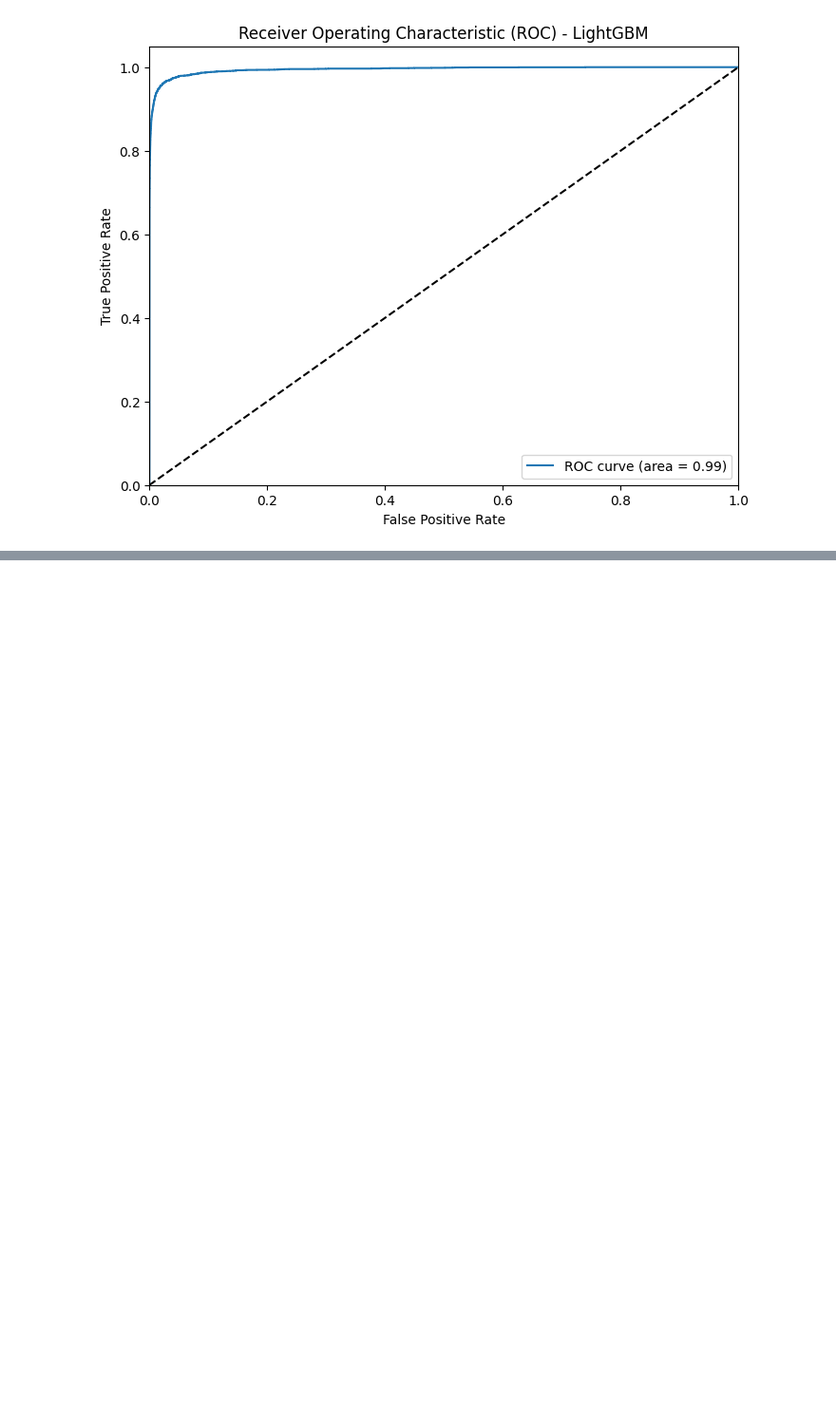
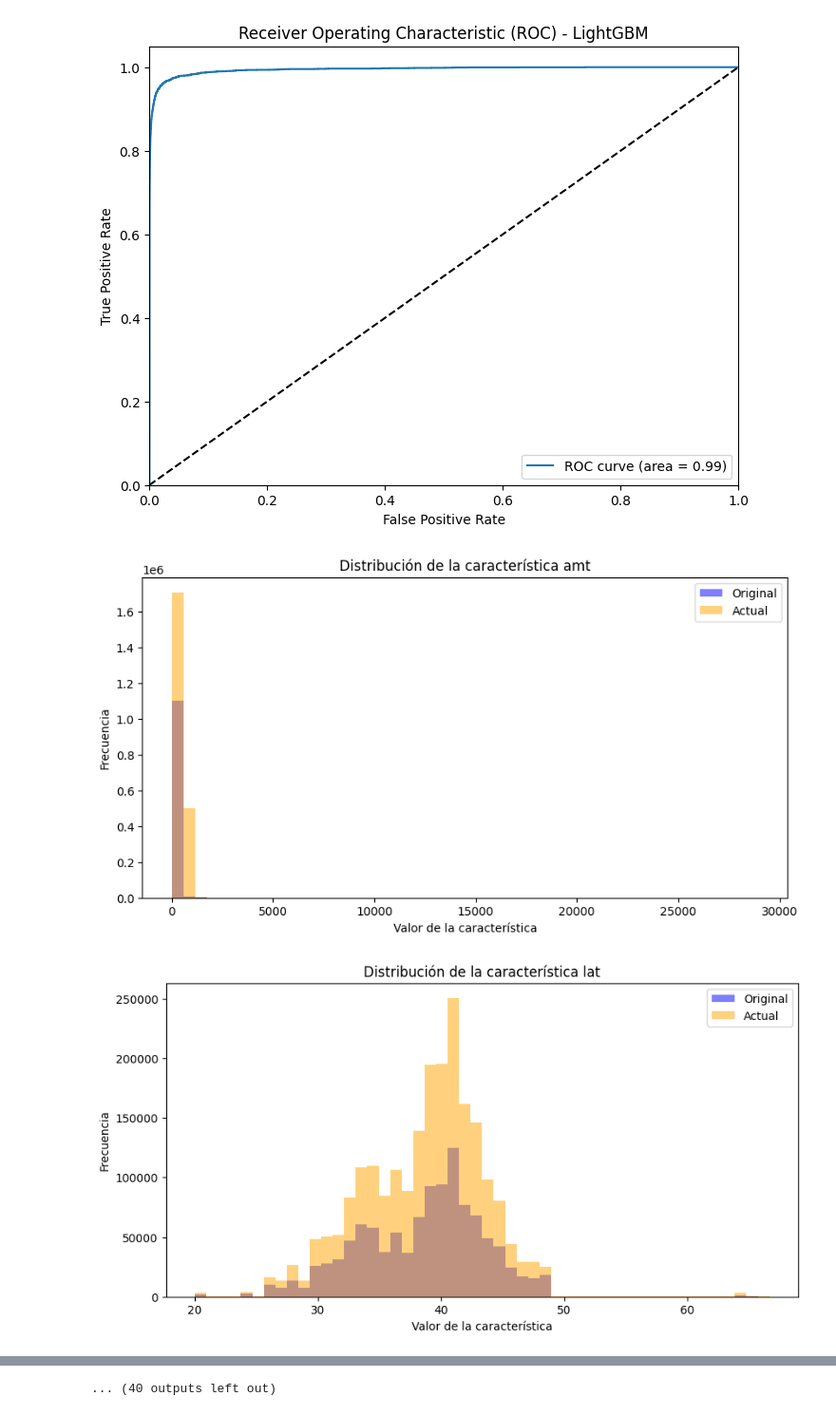
Before and after one commit to ChristopherG19/UVG_SDS_Proyecto2, a Jupyter notebook: Proyecto2.ipynb, the cells around one changed output, grey strips where cells are left out. Shown at 95% size. Drawn from its saved outputs; the diff is of its cells as text; code cells hidden in the pictures; blank space fills up the shorter version.

```diff
--- a/Proyecto2.ipynb
+++ b/Proyecto2.ipynb
@@ -916,6 +916,26 @@ Index(['trans_date_trans_time', 'cc_num', 'merchant', 'category', 'amt',
 # Modelos
 # %% [markdown]
 Se realiza la preparación del dataset y se inicia con el primer modelo
+# %%
+# Eliminar columnas innecesarias
+columns_to_drop = ['trans_date_trans_time', 'cc_num', 'merchant', 'category', 'first', 'last', 'gender', 'street', 'city', 'state', 'zip', 'job', 'dob', 'trans_num', 'unix_time']
+df = df.drop(columns=columns_to_drop)
+
+# Separar características (X) y etiquetas (y)
+X = df.drop(columns=['is_fraud'])
+y = df['is_fraud']
+
+# Dividir datos en Train y Test basado en el año
+X_train, X_test, y_train, y_test = train_test_split(X, y, test_size=0.4, random_state=42, stratify=df['year'])
+
+# Equilibrar el dataset solo en el conjunto de entrenamiento
+smote = SMOTE(random_state=42, k_neighbors=5)
+X_train_balanced, y_train_balanced = smote.fit_resample(X_train, y_train)
+
+# Normalizar datos numéricos
+scaler = StandardScaler()
+X_train_scaled = scaler.fit_transform(X_train_balanced)
+X_test_scaled = scaler.transform(X_test)
 # %% [markdown]
 ## Modelo Red Neuronal Artificial (ANN)
 # %%
@@ -1082,3 +1082,24 @@ plt.legend(loc="lower right")
 plt.show()
 # %% [output]
 [figure]
+# %%
+# Función para trazar histogramas de características
+def plot_feature_distribution(feature_name):
+    plt.figure(figsize=(10, 5))
+    plt.hist(X_train[feature_name], bins=50, alpha=0.5, color='blue', label='Original')
+    plt.hist(X_train_balanced[feature_name], bins=50, alpha=0.5, color='orange', label='Actual')
+    plt.title('Distribución de la característica {}'.format(feature_name))
+    plt.xlabel('Valor de la característica')
+    plt.ylabel('Frecuencia')
+    plt.legend()
+    plt.show()
+
+# Seleccionar características numéricas para evaluar
+numeric_features = X_train.select_dtypes(include=['int64', 'float64']).columns
+
+# Trazar histogramas para cada característica numérica
+for feature in numeric_features:
+    plot_feature_distribution(feature)
+# %% [output]
+[figure, added]
+[figure, added]
@@ -1084,0 +1116 @@ plt.show()
+... (40 outputs left out)
```
Also changed, not shown: parts of 4 cells of this notebook.
